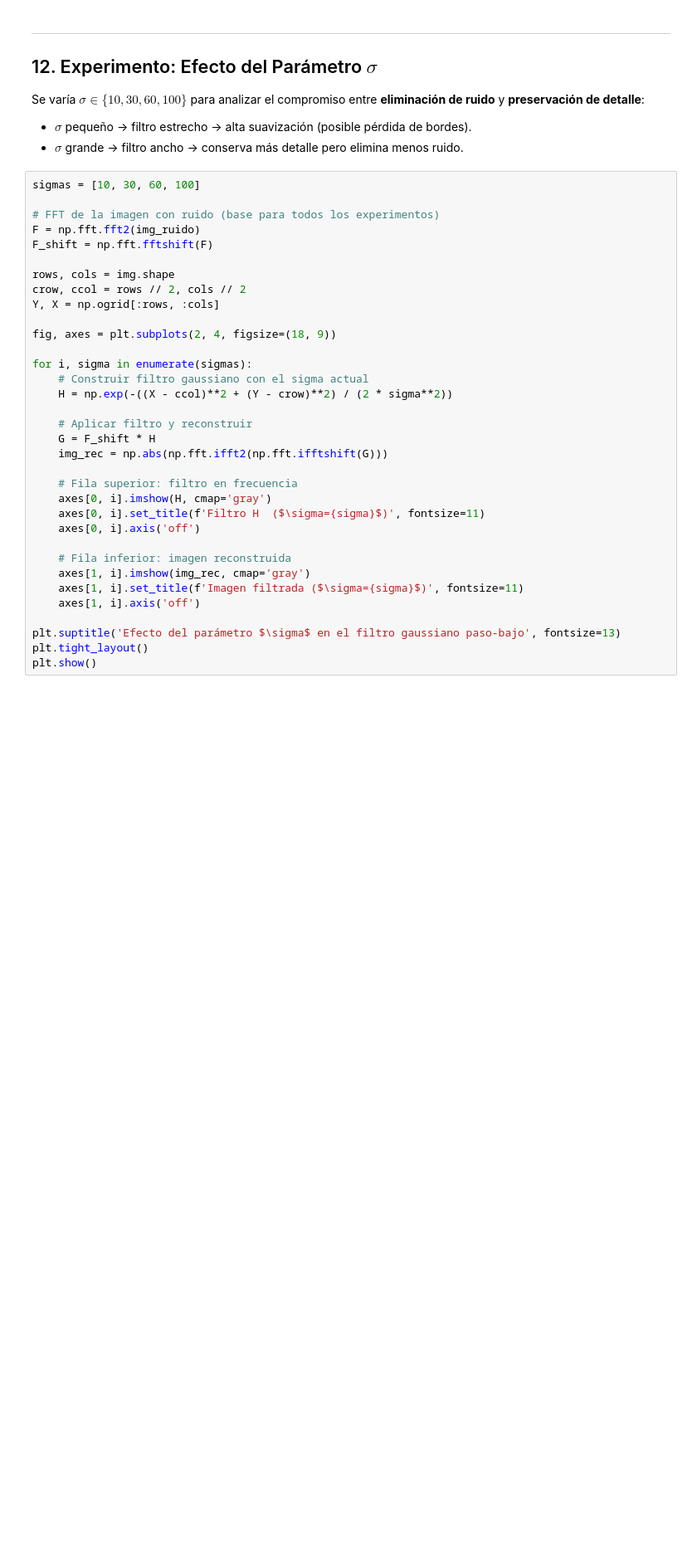
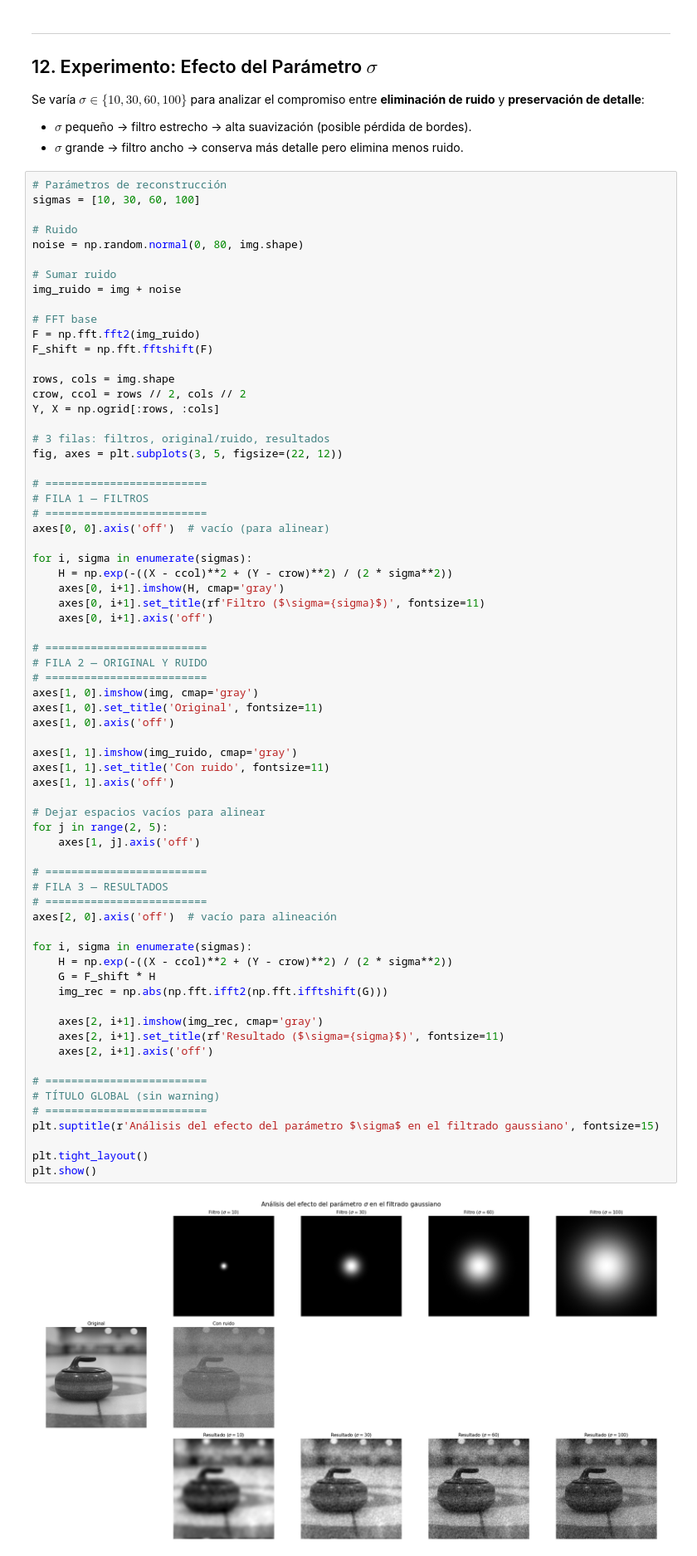
Before and after one commit to BrandonAscencio00077921/Proyecto_AN, a Jupyter notebook: proyecto_fft/notebook.ipynb, the cells around one changed output. Shown at 83% size. Cells and saved outputs as stored; diff of their text form; blank space fills up the shorter version.

```diff
--- a/proyecto_fft/notebook.ipynb
+++ b/proyecto_fft/notebook.ipynb
@@ -311,39 +311,75 @@ Se varía $\sigma \in \{10, 30, 60, 100\}$ para analizar el compromiso entre **e
 - $\sigma$ pequeño → filtro estrecho → alta suavización (posible pérdida de bordes).
 - $\sigma$ grande → filtro ancho → conserva más detalle pero elimina menos ruido.
 # %%
+# Parámetros de reconstrucción
 sigmas = [10, 30, 60, 100]
 
-# FFT de la imagen con ruido (base para todos los experimentos)
+# Ruido
+noise = np.random.normal(0, 80, img.shape)
+
+# Sumar ruido
+img_ruido = img + noise
+
+# FFT base
 F = np.fft.fft2(img_ruido)
 F_shift = np.fft.fftshift(F)
 
 rows, cols = img.shape
 crow, ccol = rows // 2, cols // 2
 Y, X = np.ogrid[:rows, :cols]
 
-fig, axes = plt.subplots(2, 4, figsize=(18, 9))
+# 3 filas: filtros, original/ruido, resultados
+fig, axes = plt.subplots(3, 5, figsize=(22, 12))
+
+# =========================
+# FILA 1 — FILTROS
+# =========================
+axes[0, 0].axis('off')  # vacío (para alinear)
 
 for i, sigma in enumerate(sigmas):
-    # Construir filtro gaussiano con el sigma actual
     H = np.exp(-((X - ccol)**2 + (Y - crow)**2) / (2 * sigma**2))
+    axes[0, i+1].imshow(H, cmap='gray')
+    axes[0, i+1].set_title(rf'Filtro ($\sigma={sigma}$)', fontsize=11)
+    axes[0, i+1].axis('off')
 
-    # Aplicar filtro y reconstruir
+# =========================
+# FILA 2 — ORIGINAL Y RUIDO
+# =========================
+axes[1, 0].imshow(img, cmap='gray')
+axes[1, 0].set_title('Original', fontsize=11)
+axes[1, 0].axis('off')
+
+axes[1, 1].imshow(img_ruido, cmap='gray')
+axes[1, 1].set_title('Con ruido', fontsize=11)
+axes[1, 1].axis('off')
+
+# Dejar espacios vacíos para alinear
+for j in range(2, 5):
+    axes[1, j].axis('off')
+
+# =========================
+# FILA 3 — RESULTADOS
+# =========================
+axes[2, 0].axis('off')  # vacío para alineación
+
+for i, sigma in enumerate(sigmas):
+    H = np.exp(-((X - ccol)**2 + (Y - crow)**2) / (2 * sigma**2))
     G = F_shift * H
     img_rec = np.abs(np.fft.ifft2(np.fft.ifftshift(G)))
 
-    # Fila superior: filtro en frecuencia
-    axes[0, i].imshow(H, cmap='gray')
-    axes[0, i].set_title(f'Filtro H  ($\sigma={sigma}$)', fontsize=11)
-    axes[0, i].axis('off')
+    axes[2, i+1].imshow(img_rec, cmap='gray')
+    axes[2, i+1].set_title(rf'Resultado ($\sigma={sigma}$)', fontsize=11)
+    axes[2, i+1].axis('off')
 
-    # Fila inferior: imagen reconstruida
-    axes[1, i].imshow(img_rec, cmap='gray')
-    axes[1, i].set_title(f'Imagen filtrada ($\sigma={sigma}$)', fontsize=11)
-    axes[1, i].axis('off')
+# =========================
+# TÍTULO GLOBAL (sin warning)
+# =========================
+plt.suptitle(r'Análisis del efecto del parámetro $\sigma$ en el filtrado gaussiano', fontsize=15)
 
-plt.suptitle('Efecto del parámetro $\sigma$ en el filtro gaussiano paso-bajo', fontsize=13)
 plt.tight_layout()
 plt.show()
+# %% [output]
+[figure, added]
 # %% [markdown]
 ---
 ## 13. Análisis Cuantitativo: Error Cuadrático Medio (MSE)
```
Also changed, not shown: parts of 9 cells of this notebook.
